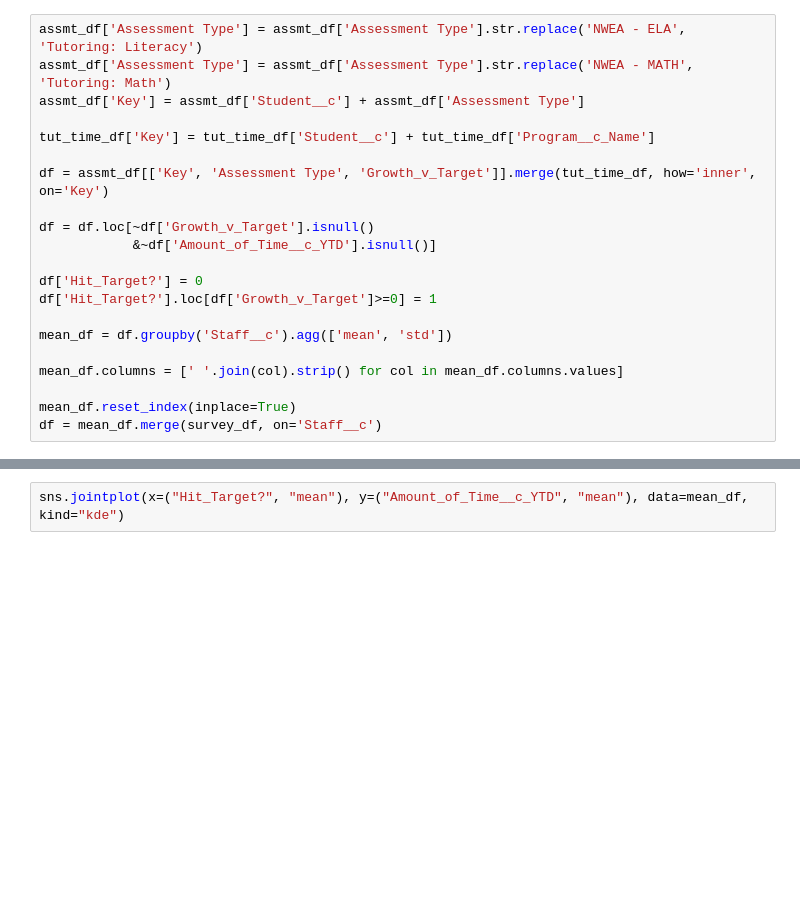
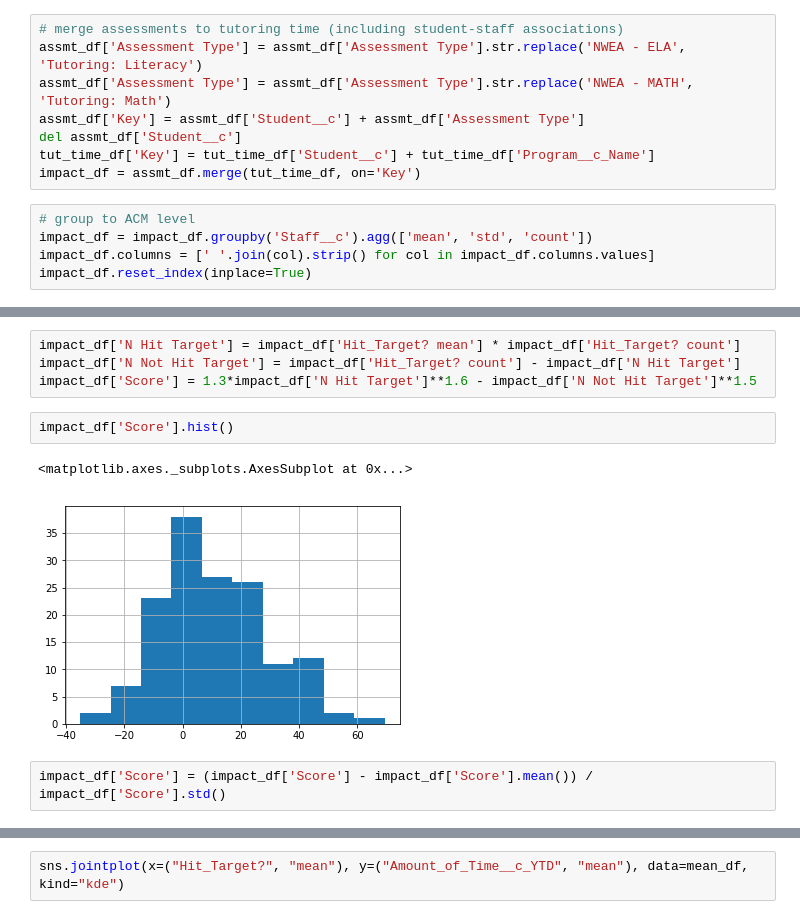
Before and after one commit to chrisluedtke/CityYear-ACM-Analysis, a Jupyter notebook: Analysis.ipynb, the cells around one changed output, grey strips where cells are left out. Cells and saved outputs as stored; diff of their text form; blank space fills up the shorter version.

Commit message:
normalizing and score-setting

```diff
--- a/Analysis.ipynb
+++ b/Analysis.ipynb
@@ -15,21 +39,13 @@ survey_df = pd.read_csv('ACM_Q2_survey.csv')
 # %%
+# merge assessments to tutoring time (including student-staff associations)
 assmt_df['Assessment Type'] = assmt_df['Assessment Type'].str.replace('NWEA - ELA', 'Tutoring: Literacy')
 assmt_df['Assessment Type'] = assmt_df['Assessment Type'].str.replace('NWEA - MATH', 'Tutoring: Math')
 assmt_df['Key'] = assmt_df['Student__c'] + assmt_df['Assessment Type']
-
+del assmt_df['Student__c']
 tut_time_df['Key'] = tut_time_df['Student__c'] + tut_time_df['Program__c_Name']
-
-df = assmt_df[['Key', 'Assessment Type', 'Growth_v_Target']].merge(tut_time_df, how='inner', on='Key')
-
-df = df.loc[~df['Growth_v_Target'].isnull()
-            &~df['Amount_of_Time__c_YTD'].isnull()]
-
-df['Hit_Target?'] = 0
-df['Hit_Target?'].loc[df['Growth_v_Target']>=0] = 1
-
-mean_df = df.groupby('Staff__c').agg(['mean', 'std'])
-
-mean_df.columns = [' '.join(col).strip() for col in mean_df.columns.values]
-
-mean_df.reset_index(inplace=True)
-df = mean_df.merge(survey_df, on='Staff__c')
+impact_df = assmt_df.merge(tut_time_df, on='Key')
+# %%
+# group to ACM level
+impact_df = impact_df.groupby('Staff__c').agg(['mean', 'std', 'count'])
+impact_df.columns = [' '.join(col).strip() for col in impact_df.columns.values]
+impact_df.reset_index(inplace=True)
@@ -35,0 +55,11 @@ df = mean_df.merge(survey_df, on='Staff__c')
+# %%
+impact_df['N Hit Target'] = impact_df['Hit_Target? mean'] * impact_df['Hit_Target? count']
+impact_df['N Not Hit Target'] = impact_df['Hit_Target? count'] - impact_df['N Hit Target']
+impact_df['Score'] = 1.3*impact_df['N Hit Target']**1.6 - impact_df['N Not Hit Target']**1.5
+# %%
+impact_df['Score'].hist()
+# %% [output]
+<matplotlib.axes._subplots.AxesSubplot at 0x...>
+[figure, added]
+# %%
+impact_df['Score'] = (impact_df['Score'] - impact_df['Score'].mean()) / impact_df['Score'].std()
```
Also changed, not shown: parts of 25 cells of this notebook, 5 other files.
